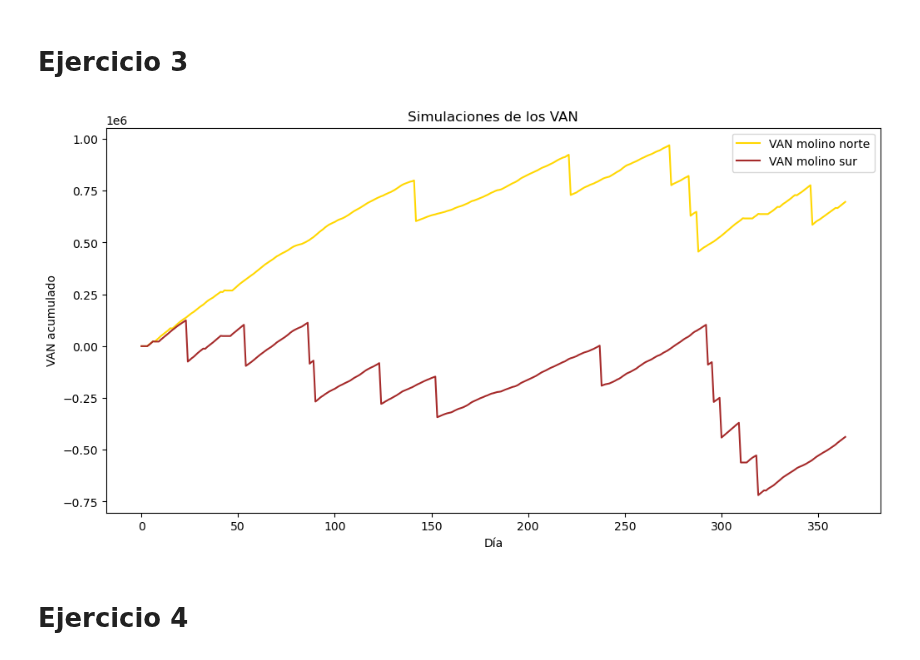
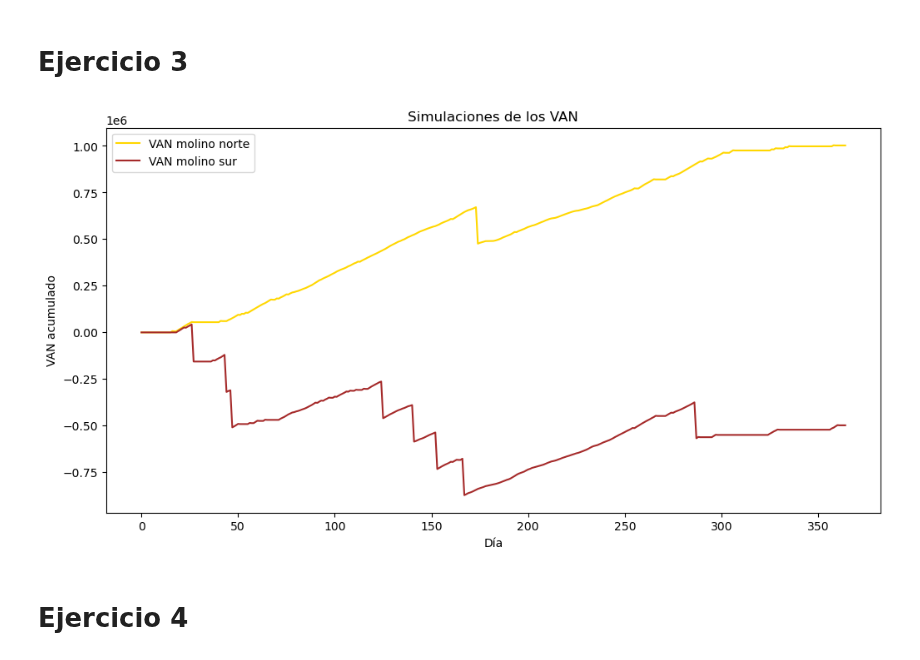
Before and after one commit to MarianoSanson/tp-viento, a Jupyter notebook: viento.ipynb, the cells around one changed output. Drawn from its saved outputs; the diff is of its cells as text; code cells hidden in the pictures.

```diff
--- a/viento.ipynb
+++ b/viento.ipynb
@@ -370,24 +370,24 @@ def simular_ambos_molinos(sim_norte, sim_sur, T, k) -> List:
 
     return [info_molino_norte, info_molino_sur]
 # %%
-simulacion_ambos_molinos = simular_ambos_molinos(simulacion_norte,simulacion_sur,T,9)
+simulacion_ambos_molinos = simular_ambos_molinos(simulacion_norte,simulacion_sur,T,7)
 
 simular_VAN_molino_norte = simulacion_ambos_molinos[0][0]
 
 simular_VAN_molino_sur = simulacion_ambos_molinos[1][0]
 
 # Graficar las simulaciones
 plt.figure(figsize=(12, 6))
 plt.plot(simular_VAN_molino_norte, color='gold', label='VAN molino norte')
 plt.plot(simular_VAN_molino_sur, color='brown', label='VAN molino sur')
 
 plt.xlabel('Día')
 plt.ylabel('VAN acumulado')
 plt.title('Simulaciones de los VAN')
 plt.legend()
 plt.show()
 # %% [output]
-[figure, old version]
+[figure, new version]
 # %% [markdown]
 # Ejercicio 4
 # %%
```
Also changed, not shown: parts of 21 cells of this notebook.
